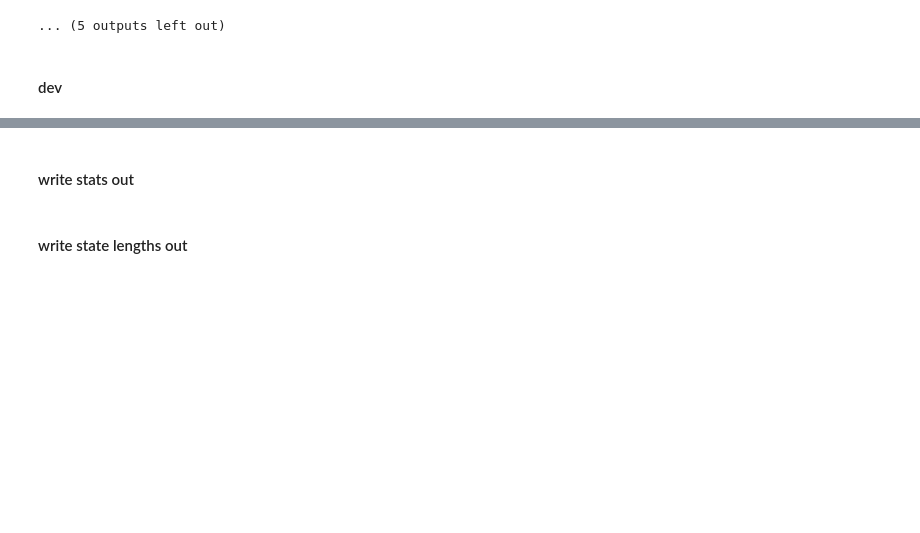
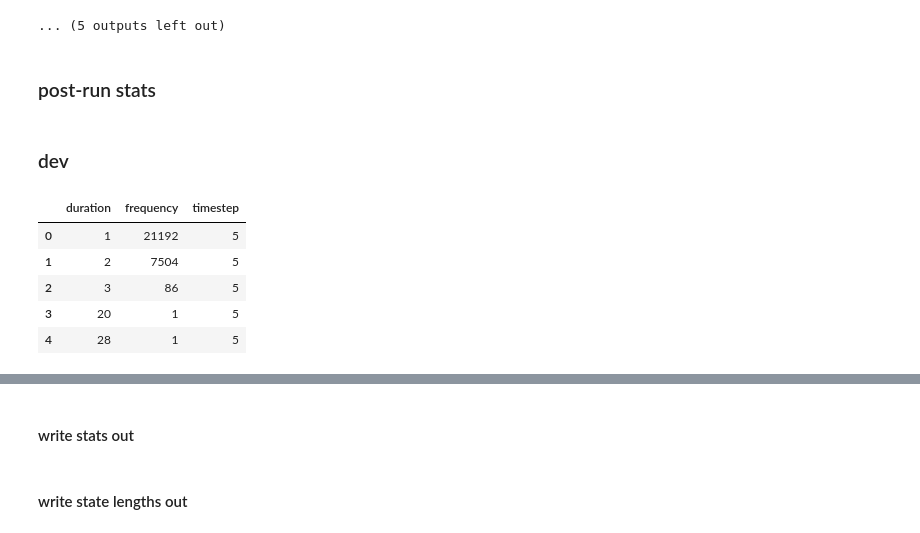
Before and after one commit to tjbergst/data-parsing, a Jupyter notebook: markov-dev.ipynb, the cells around one changed output, grey strips where cells are left out. Saved outputs shown, nothing was run; the diff lists cells and outputs as text; code cells hidden in the pictures; blank space fills up the shorter version.

```diff
--- a/markov-dev.ipynb
+++ b/markov-dev.ipynb
@@ -257,3 +257,5 @@ print(f'total elapsed time: {(time.time() - start_time)/60:0.2f} minutes')
 [interactive output not drawn]
 [interactive output not drawn]
 ... (5 outputs left out)
+# %% [markdown]
+### post-run stats
@@ -260,2 +289,2 @@ print(f'total elapsed time: {(time.time() - start_time)/60:0.2f} minutes')
 # %% [markdown]
-#### dev
+### dev
@@ -282,0 +291,9 @@ stats_df = pd.DataFrame(stats_list)[['timestep','mean','std']]
+# %%
+full_df.head()
+# %% [output]
+|  | duration | frequency | timestep |
+| 0 | 1 | 21192 | 5 |
+| 1 | 2 | 7504 | 5 |
+| 2 | 3 | 86 | 5 |
+| 3 | 20 | 1 | 5 |
+| 4 | 28 | 1 | 5 |
```
Also changed, not shown: parts of 12 cells of this notebook.
